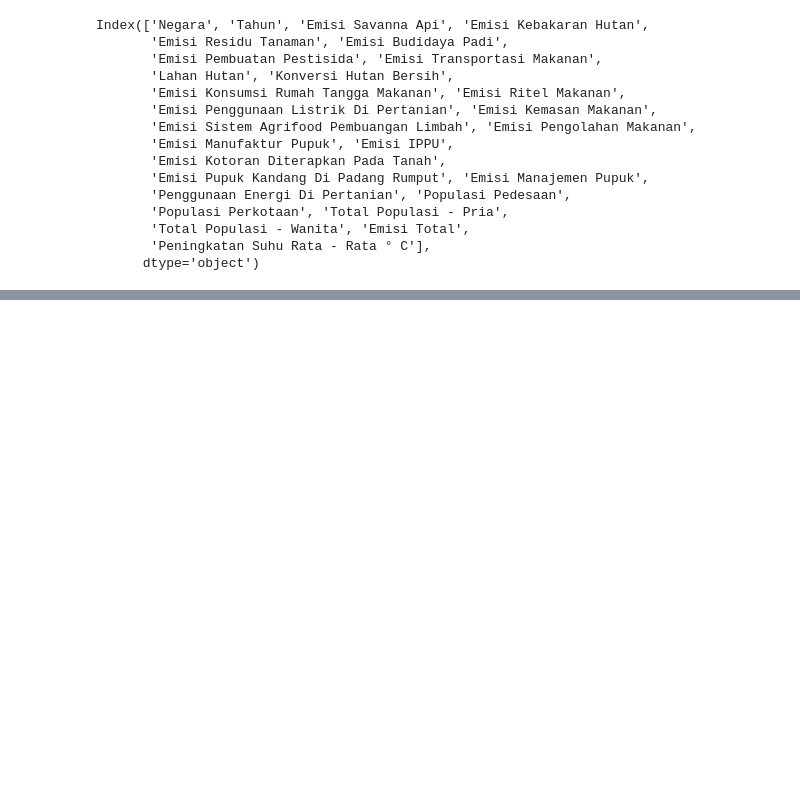
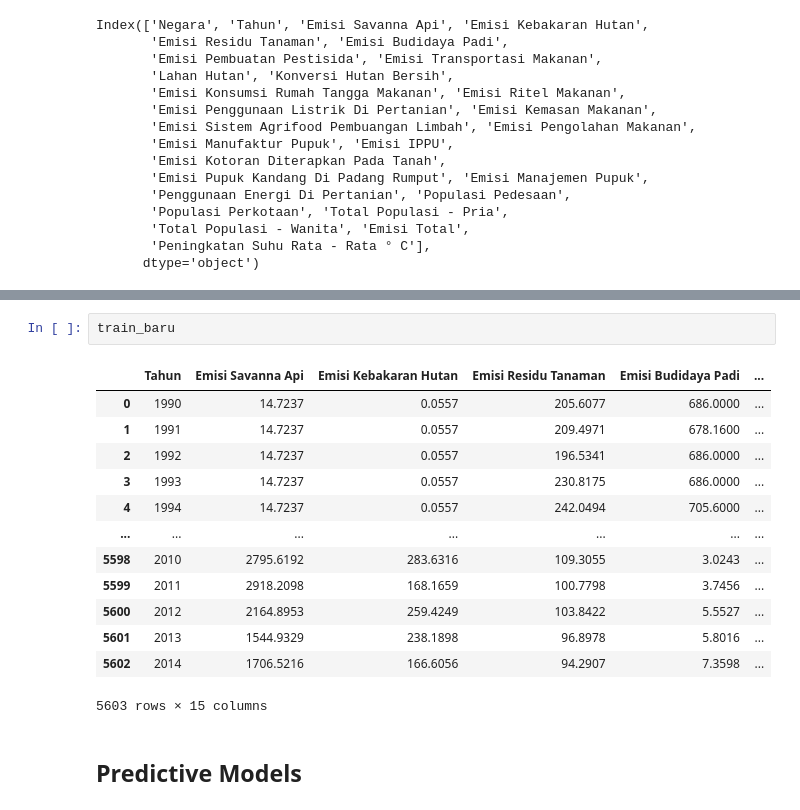
Before and after one commit to Wynnzzz/co2-model-predictive, a Jupyter notebook: submission.ipynb, the cells around one changed output, grey strips where cells are left out. Drawn from its saved outputs; the diff is of its cells as text; blank space fills up the shorter version.

Commit message:
predict

```diff
--- a/submission.ipynb
+++ b/submission.ipynb
@@ -472,0 +510,18 @@ for x in train_df.columns:
+# %%
+train_baru
+# %% [output]
+|  | Tahun | Emisi Savanna Api | Emisi Kebakaran Hutan | Emisi Residu Tanaman | Emisi Budidaya Padi | ... |
+| 0 | 1990 | 14.7237 | 0.0557 | 205.6077 | 686.0000 | ... |
+| 1 | 1991 | 14.7237 | 0.0557 | 209.4971 | 678.1600 | ... |
+| 2 | 1992 | 14.7237 | 0.0557 | 196.5341 | 686.0000 | ... |
+| 3 | 1993 | 14.7237 | 0.0557 | 230.8175 | 686.0000 | ... |
+| 4 | 1994 | 14.7237 | 0.0557 | 242.0494 | 705.6000 | ... |
+| ... | ... | ... | ... | ... | ... | ... |
+| 5598 | 2010 | 2795.6192 | 283.6316 | 109.3055 | 3.0243 | ... |
+| 5599 | 2011 | 2918.2098 | 168.1659 | 100.7798 | 3.7456 | ... |
+| 5600 | 2012 | 2164.8953 | 259.4249 | 103.8422 | 5.5527 | ... |
+| 5601 | 2013 | 1544.9329 | 238.1898 | 96.8978 | 5.8016 | ... |
+| 5602 | 2014 | 1706.5216 | 166.6056 | 94.2907 | 7.3598 | ... |
+5603 rows × 15 columns
+# %% [markdown]
+## Predictive Models
```
Also changed, not shown: parts of 40 cells of this notebook, 1 other file.
